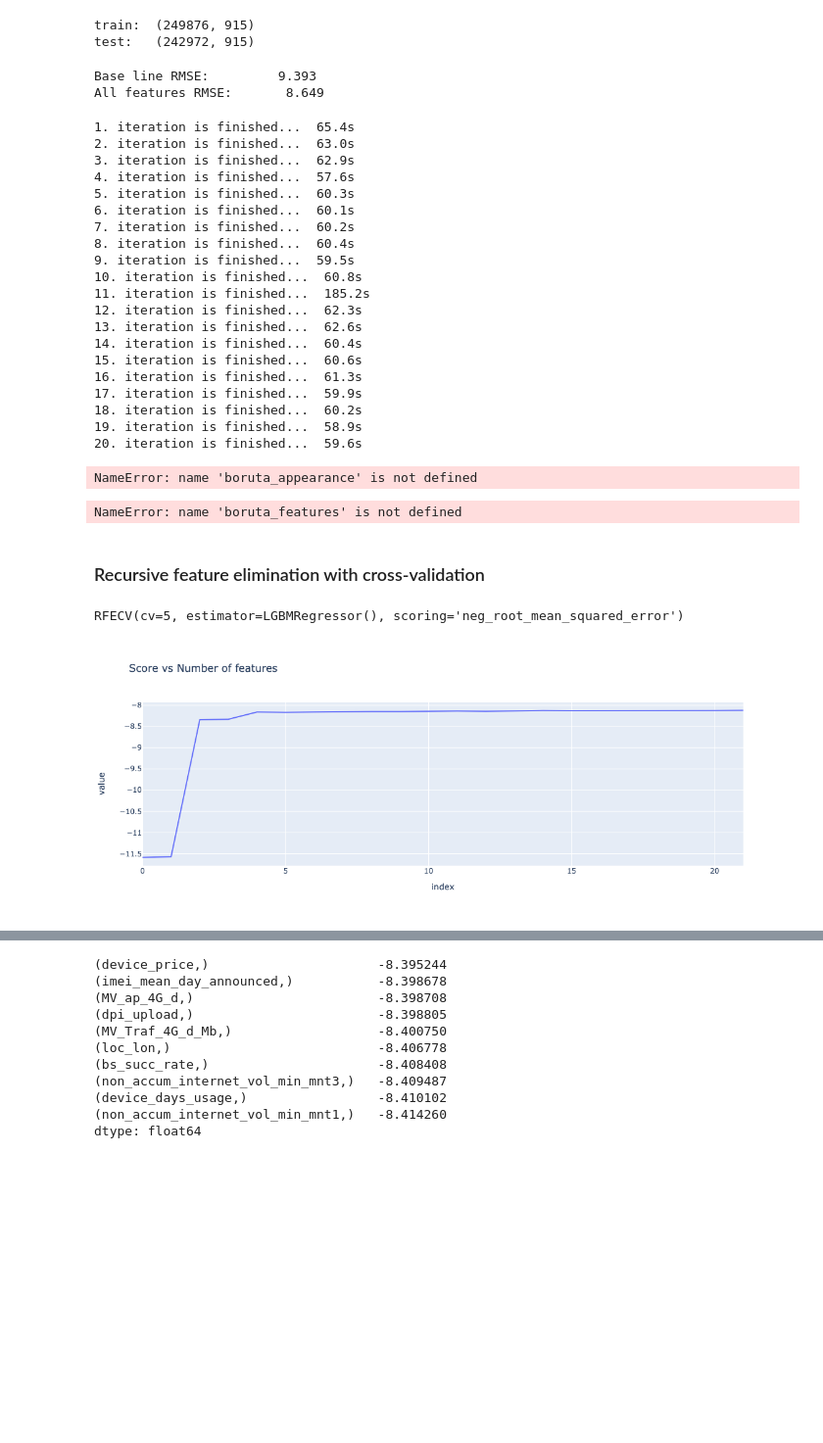
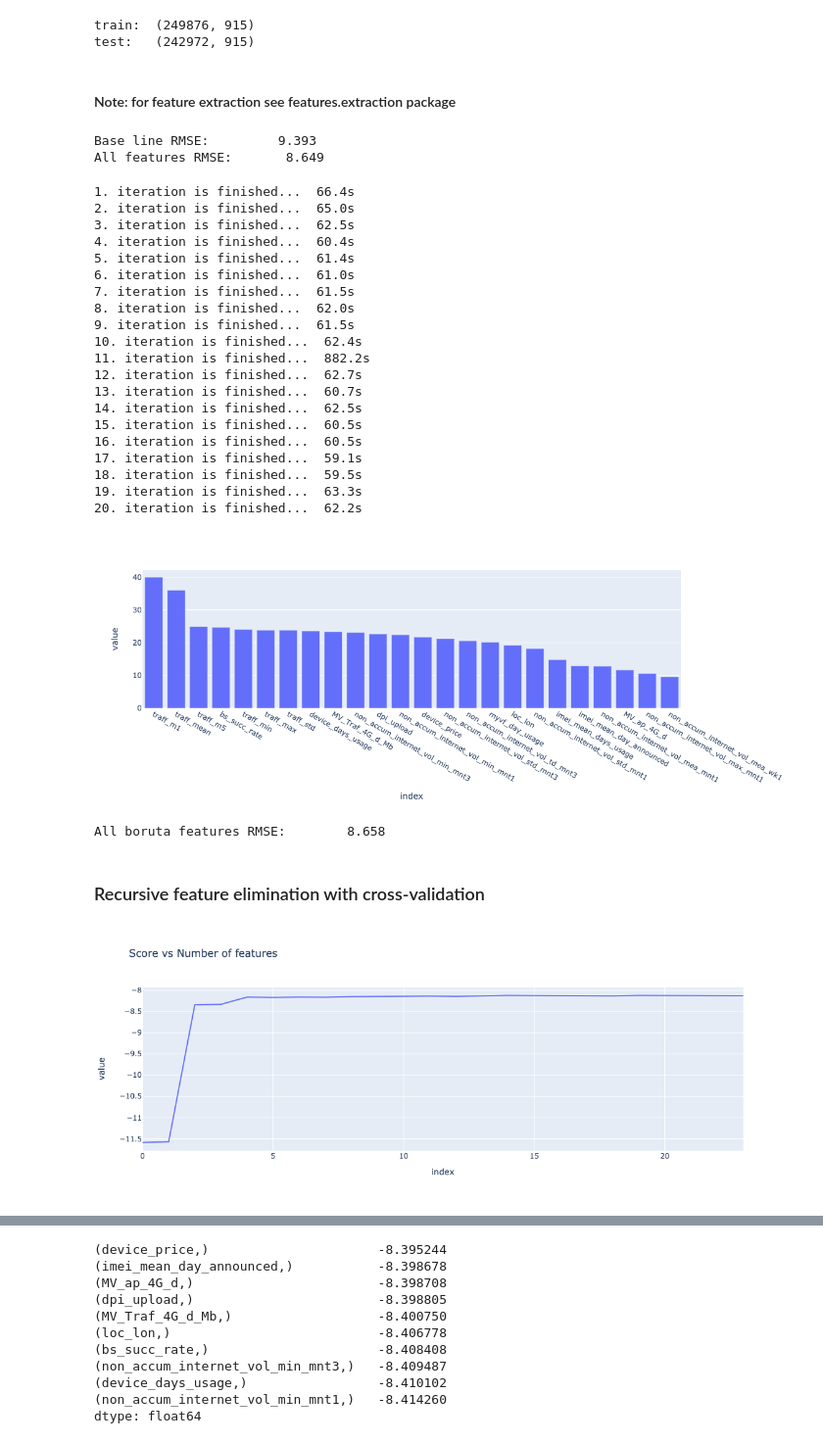
Before and after one commit to dmashchenko/vodafone-diploma, a Jupyter notebook: ml/notebook/feature-selection.ipynb, the cells around one changed output, grey strips where cells are left out. Shown at 98% size. Drawn from its saved outputs; the diff is of its cells as text; code cells hidden in the pictures; blank space fills up the shorter version.

```diff
--- a/ml/notebook/feature-selection.ipynb
+++ b/ml/notebook/feature-selection.ipynb
@@ -45,8 +28,8 @@ from sklearn.feature_selection import mutual_info_regression
 # %%
 from data.dataset import DataSet
 
-traindf = DataSet.traindf[np.unique(DataSet.traindf.columns)]
-testdf = DataSet.testdf[np.unique(DataSet.testdf.columns)]
+traindf = DataSet.traindf
+testdf = DataSet.testdf
 
 X_train, y_train = traindf.drop(columns='target'), traindf.target
 X_test, y_test = testdf.drop(columns='target'), testdf.target
@@ -56,6 +38,8 @@ print(f"test:\t{testdf.shape}")
 # %% [output]
 train:  (249876, 915)
 test:   (242972, 915)
+# %% [markdown]
+#### Note: for feature extraction see features.extraction package
 # %%
 print(f"Base line RMSE:\t\t{score_rmse(y_test, X_test.traff_mean):.3f}")
 
@@ -66,45 +50,47 @@ print(f"All features RMSE:\t{score_rmse(y_test, baseregressor.predict(X_test)):
 Base line RMSE:         9.393
 All features RMSE:       8.649
 # %%
-boruta_appearance, boruta_importance = boruta(X_train, y_train, iterations=20)
+boruta_appearance, boruta_importance = feature_selection.boruta(X_train, y_train, iterations=20)
 # %% [output]
-1. iteration is finished...  65.4s
-2. iteration is finished...  63.0s
-3. iteration is finished...  62.9s
-4. iteration is finished...  57.6s
-5. iteration is finished...  60.3s
-6. iteration is finished...  60.1s
-7. iteration is finished...  60.2s
-8. iteration is finished...  60.4s
-9. iteration is finished...  59.5s
-10. iteration is finished...  60.8s
-11. iteration is finished...  185.2s
-12. iteration is finished...  62.3s
-13. iteration is finished...  62.6s
-14. iteration is finished...  60.4s
-15. iteration is finished...  60.6s
-16. iteration is finished...  61.3s
-17. iteration is finished...  59.9s
-18. iteration is finished...  60.2s
-19. iteration is finished...  58.9s
-20. iteration is finished...  59.6s
+1. iteration is finished...  66.4s
+2. iteration is finished...  65.0s
+3. iteration is finished...  62.5s
+4. iteration is finished...  60.4s
+5. iteration is finished...  61.4s
+6. iteration is finished...  61.0s
+7. iteration is finished...  61.5s
+8. iteration is finished...  62.0s
+9. iteration is finished...  61.5s
+10. iteration is finished...  62.4s
+11. iteration is finished...  882.2s
+12. iteration is finished...  62.7s
+13. iteration is finished...  60.7s
+14. iteration is finished...  62.5s
+15. iteration is finished...  60.5s
+16. iteration is finished...  60.5s
+17. iteration is finished...  59.1s
+18. iteration is finished...  59.5s
+19. iteration is finished...  63.3s
+20. iteration is finished...  62.2s
 # %%
-boruta_features = (boruta_appearance + boruta_importance)[boruta_appearance.where(lambda x: x >= 10).dropna().index]
-px.bar(boruta_features.sort_values(ascending=False)).show()
+boruta_features = (boruta_appearance + boruta_importance)[boruta_appearance.where(lambda x: x >= 8).dropna().index]
+fig = px.bar(boruta_features.sort_values(ascending=False))
+fig.update_layout(showlegend=False)
+fig.show()
 # %% [output]
-NameError: name 'boruta_appearance' is not defined
+[figure, added]
 # %%
 baseregressor.fit(X_train[list(boruta_features.index)], y_train)
 print(f"All boruta features RMSE:\t{score_rmse(y_test, baseregressor.predict(X_test[list(boruta_features.index)])): .3f}")
+# %% [output]
+All boruta features RMSE:        8.658
 # %%
 fig = scatter_against_target_fig(
     traindf[list(boruta_features.sort_values(ascending=False).index) + ['target']],
     sample=2000)
 fig.update_layout(height=1600, showlegend=False)
-fig.show()
+# fig.show()
 fig.write_html('scatter.html')
-# %% [output]
-NameError: name 'boruta_features' is not defined
 # %% [markdown]
 ### Recursive feature elimination with cross-validation
 # %%
@@ -114,12 +100,10 @@ rfecv = RFECV(estimator=LGBMRegressor(), step=1, cv=5,
               scoring='neg_root_mean_squared_error',
               min_features_to_select=1)
 rfecv.fit(traindf[boruta_features.index], traindf.target);
-# %% [output]
-RFECV(cv=5, estimator=LGBMRegressor(), scoring='neg_root_mean_squared_error')
 # %%
 fig = px.line(rfecv.grid_scores_, title='Score vs Number of features',)
 fig.update_layout(showlegend=False)
 # %% [output]
-[figure, old version]
+[figure, new version]
 # %%
 features_base = ['traff_m1', 'traff_mean', 'traff_m5']
```
Also changed, not shown: parts of 11 cells of this notebook.
